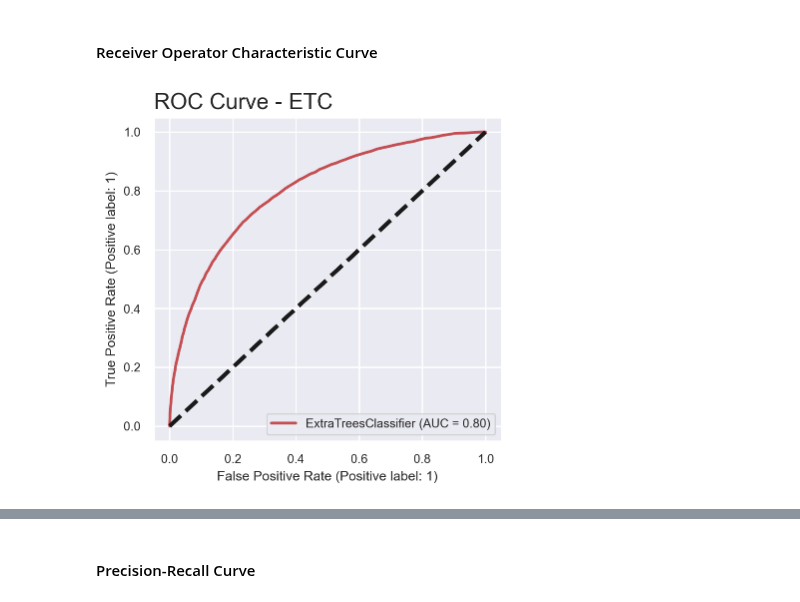
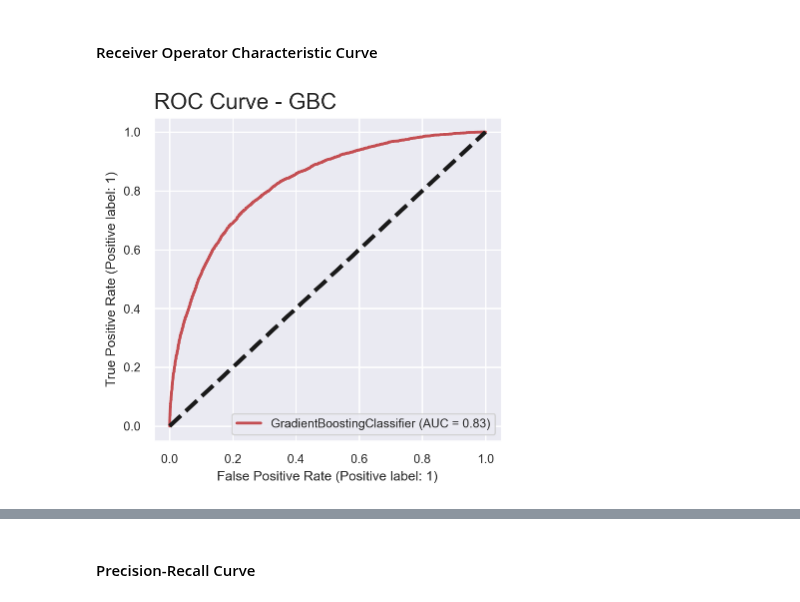
Before and after one commit to fedfioravanti/General_Assembly_Capstone, a Jupyter notebook: GA_Capstone_03_modelling.ipynb, the cells around one changed output, grey strips where cells are left out. Saved outputs shown, nothing was run; the diff lists cells and outputs as text; code cells hidden in the pictures.

```diff
--- a/GA_Capstone_03_modelling.ipynb
+++ b/GA_Capstone_03_modelling.ipynb
@@ -511,11 +484,11 @@ The minority class **1** has an average precision score and a bad recall score.
 # %%
 fig, ax = plt.subplots(figsize=(4, 4))
 plot_roc_curve(model, X_test, y_test, c='r', lw=2, ax=ax)
-plt.title('ROC Curve - ETC', loc='left', fontsize = 16)
+plt.title('ROC Curve - GBC', loc='left', fontsize = 16)
 ax.plot([0, 1], [0, 1], 'k--', lw=3)
 plt.show()
 # %% [output]
-[figure, old version]
+[figure, new version]
 # %%
 print('ROC-AUC Score:', roc_auc_score(y_test, model.predict_proba(X_test)[:, 1]))
 # %% [output]
```
Also changed, not shown: parts of 24 cells of this notebook.
